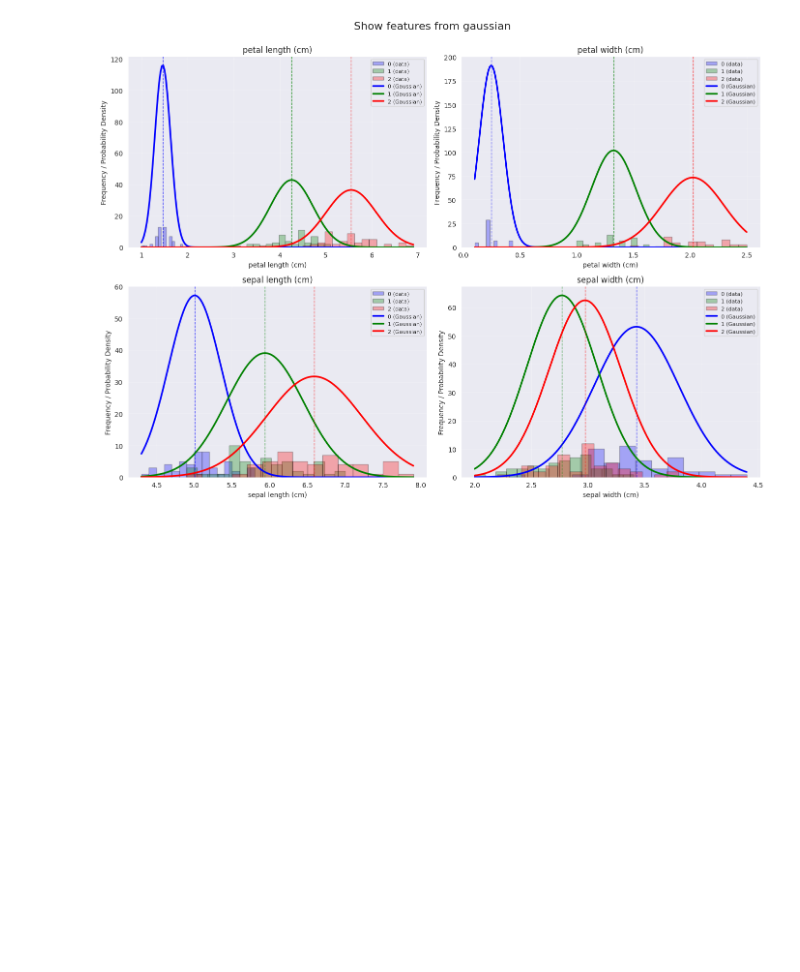
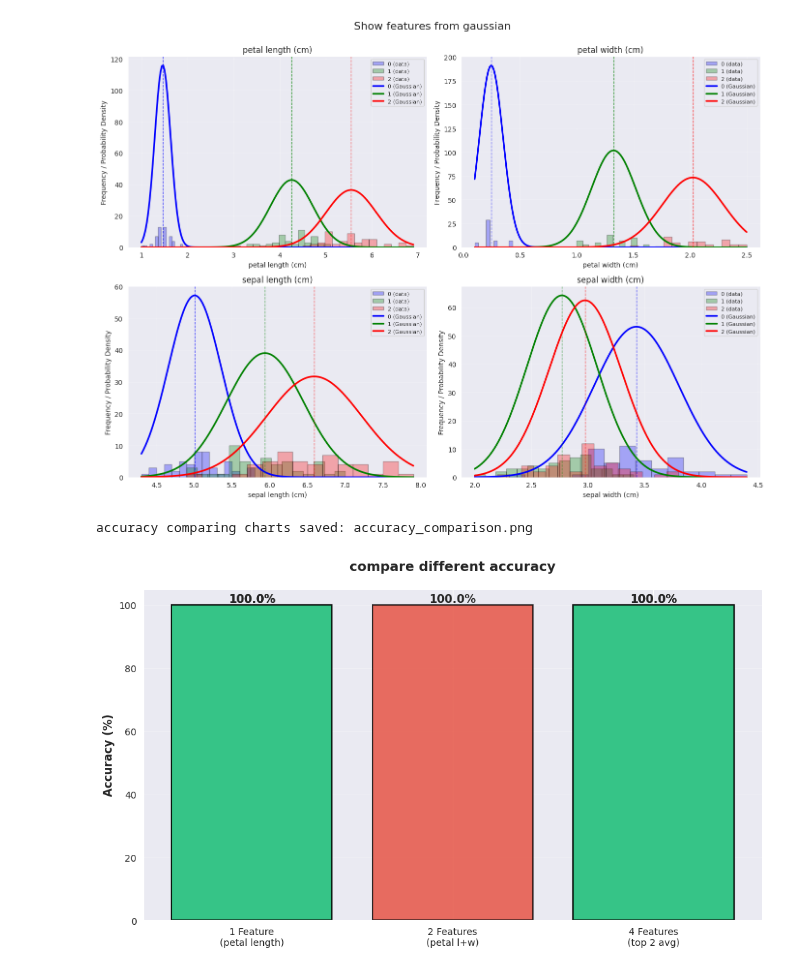
Before and after one commit to Mohammadrzn/maktab-HW, a Jupyter notebook: HW_05_Rezanejad/HW_05_Rezanejad_Q7.ipynb, the cells around one changed output. Cells and saved outputs as stored; diff of their text form; code cells hidden in the pictures; blank space fills up the shorter version.

Commit message:
Show feature accuracy comparing charts and save them as image

```diff
--- a/HW_05_Rezanejad/HW_05_Rezanejad_Q7.ipynb
+++ b/HW_05_Rezanejad/HW_05_Rezanejad_Q7.ipynb
@@ -121,3 +121,27 @@ for i in range(len(x_test)):
 accuracy_4 = (np.sum(np.array(predictions) == y_test) / len(y_test)) * 100
 accuracies.append(accuracy_4)
 methods.append("4 Features\n(top 2 avg)")
+# %%
+fig, ax = plt.subplots(figsize=(10, 6))
+bars = ax.bar(methods, accuracies, color=["#3498db", "#2ecc71", "#e74c3c"],
+              edgecolor="black", linewidth=1.5, alpha=0.8)
+
+for i, (bar, acc) in enumerate(zip(bars, accuracies)):
+    height = bar.get_height()
+    ax.text(bar.get_x() + bar.get_width()/2., height,
+            f"{acc:.1f}%",
+            ha="center", va="bottom", fontsize=12, fontweight="bold")
+
+ax.set_ylabel("Accuracy (%)", fontsize=12, fontweight="bold")
+ax.set_title("compare different accuracy", fontsize=14, fontweight="bold", pad=20)
+ax.set_ylim((0, 105))
+ax.grid(True, axis="y", alpha=0.3)
+ax.set_axisbelow(True)
+
+plt.tight_layout()
+plt.savefig("accuracy_comparison.png", dpi=150, bbox_inches="tight")
+print("accuracy comparing charts saved: accuracy_comparison.png")
+plt.show()
+# %% [output]
+accuracy comparing charts saved: accuracy_comparison.png
+[figure, added]
```
